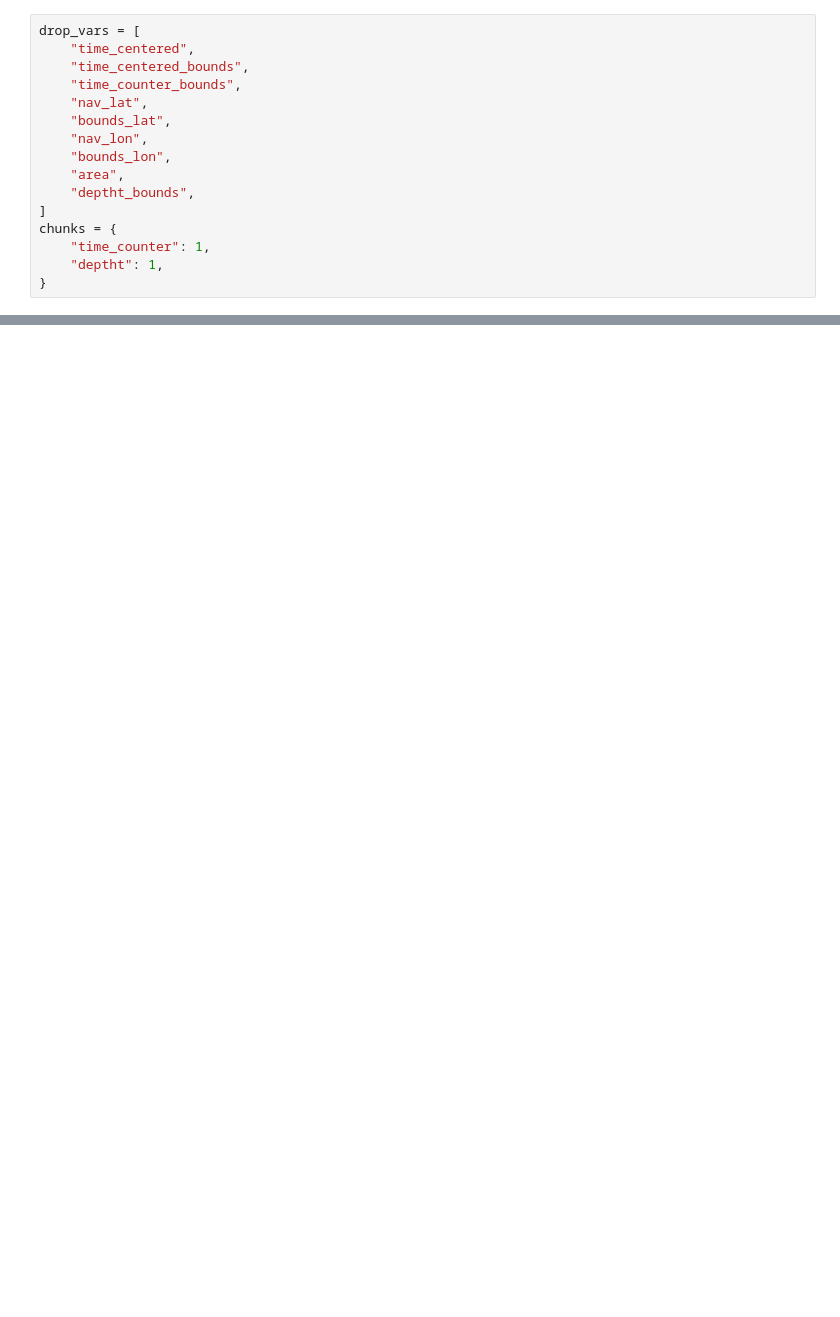
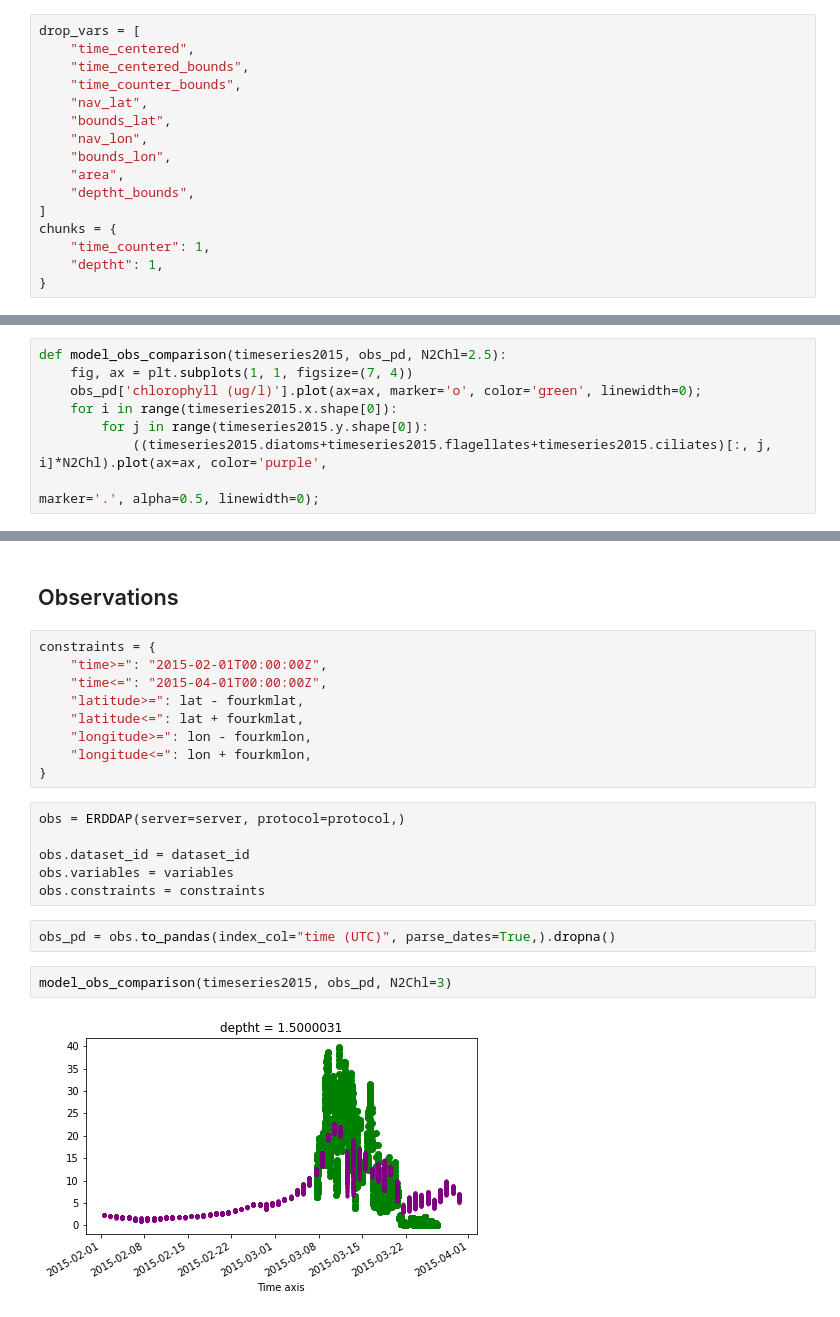
Before and after one commit to SalishSeaCast/analysis-susan, a Jupyter notebook: notebooks/Tuning/Bloom_Timing_202007D-lowR.ipynb, the cells around one changed output, grey strips where cells are left out. Drawn from its saved outputs; the diff is of its cells as text; blank space fills up the shorter version.

```diff
--- a/notebooks/Tuning/Bloom_Timing_202007D-lowR.ipynb
+++ b/notebooks/Tuning/Bloom_Timing_202007D-lowR.ipynb
@@ -318,0 +90,8 @@ ax.set_xlim((dt.datetime(2016, 3, 1),dt.datetime(2016, 4, 30)));
+# %%
+def model_obs_comparison(timeseries2015, obs_pd, N2Chl=2.5):
+    fig, ax = plt.subplots(1, 1, figsize=(7, 4))
+    obs_pd['chlorophyll (ug/l)'].plot(ax=ax, marker='o', color='green', linewidth=0);
+    for i in range(timeseries2015.x.shape[0]):
+        for j in range(timeseries2015.y.shape[0]):
+            ((timeseries2015.diatoms+timeseries2015.flagellates+timeseries2015.ciliates)[:, j, i]*N2Chl).plot(ax=ax, color='purple',
+                                                                                                              marker='.', alpha=0.5, linewidth=0);
@@ -318,0 +113,23 @@ ax.set_xlim((dt.datetime(2016, 3, 1),dt.datetime(2016, 4, 30)));
+# %% [markdown]
+## Observations
+# %%
+constraints = {
+    "time>=": "2015-02-01T00:00:00Z",
+    "time<=": "2015-04-01T00:00:00Z",
+    "latitude>=": lat - fourkmlat,
+    "latitude<=": lat + fourkmlat,
+    "longitude>=": lon - fourkmlon,
+    "longitude<=": lon + fourkmlon,
+}
+# %%
+obs = ERDDAP(server=server, protocol=protocol,)
+
+obs.dataset_id = dataset_id
+obs.variables = variables
+obs.constraints = constraints
+# %%
+obs_pd = obs.to_pandas(index_col="time (UTC)", parse_dates=True,).dropna()
+# %%
+model_obs_comparison(timeseries2015, obs_pd, N2Chl=3)
+# %% [output]
+[figure, added]
```
Also changed, not shown: parts of 63 cells of this notebook, 2 other files.
